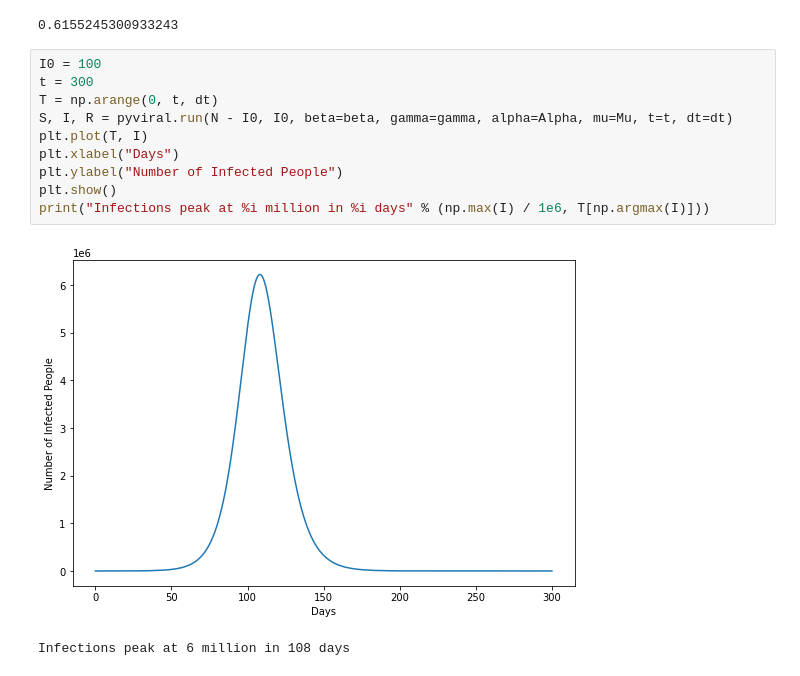
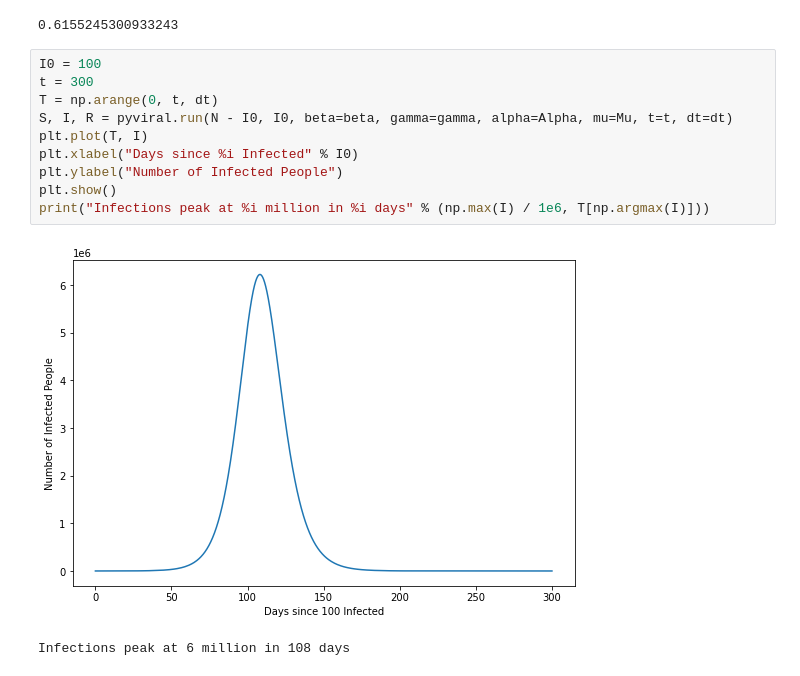
Before and after one commit to valerierose/pyviral, a Jupyter notebook: examples/Examples.ipynb, the cells around one changed output. Saved outputs shown, nothing was run; the diff lists cells and outputs as text.

```diff
--- a/examples/Examples.ipynb
+++ b/examples/Examples.ipynb
@@ -76,13 +76,13 @@ beta * N
 # %%
 I0 = 100
 t = 300
 T = np.arange(0, t, dt)
 S, I, R = pyviral.run(N - I0, I0, beta=beta, gamma=gamma, alpha=Alpha, mu=Mu, t=t, dt=dt)
 plt.plot(T, I)
-plt.xlabel("Days")
+plt.xlabel("Days since %i Infected" % I0)
 plt.ylabel("Number of Infected People")
 plt.show()
 print("Infections peak at %i million in %i days" % (np.max(I) / 1e6, T[np.argmax(I)]))
 # %% [output]
-[figure, old version]
+[figure, new version]
 Infections peak at 6 million in 108 days
```
Also changed, not shown: parts of 2 cells of this notebook, 1 other file.
